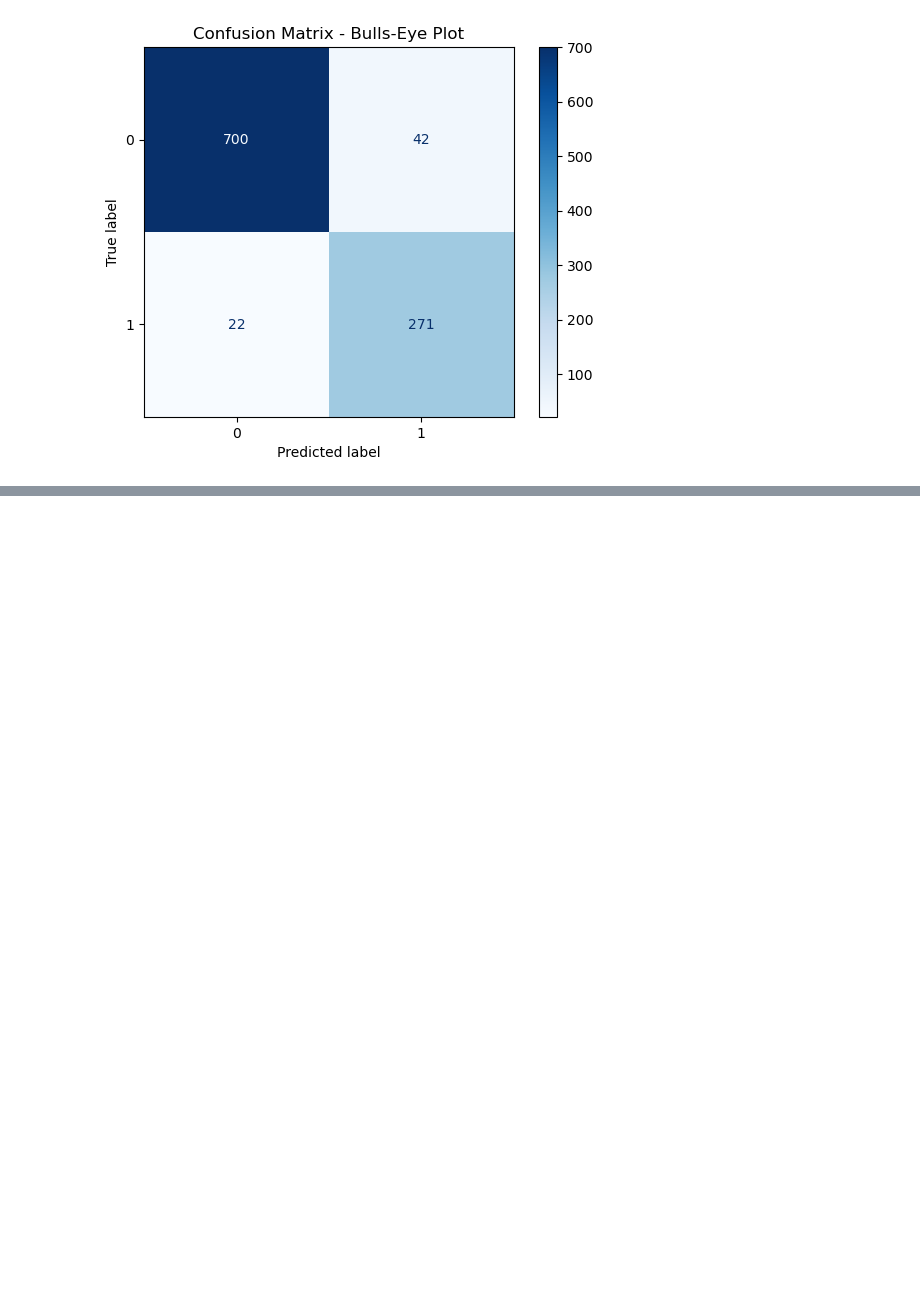
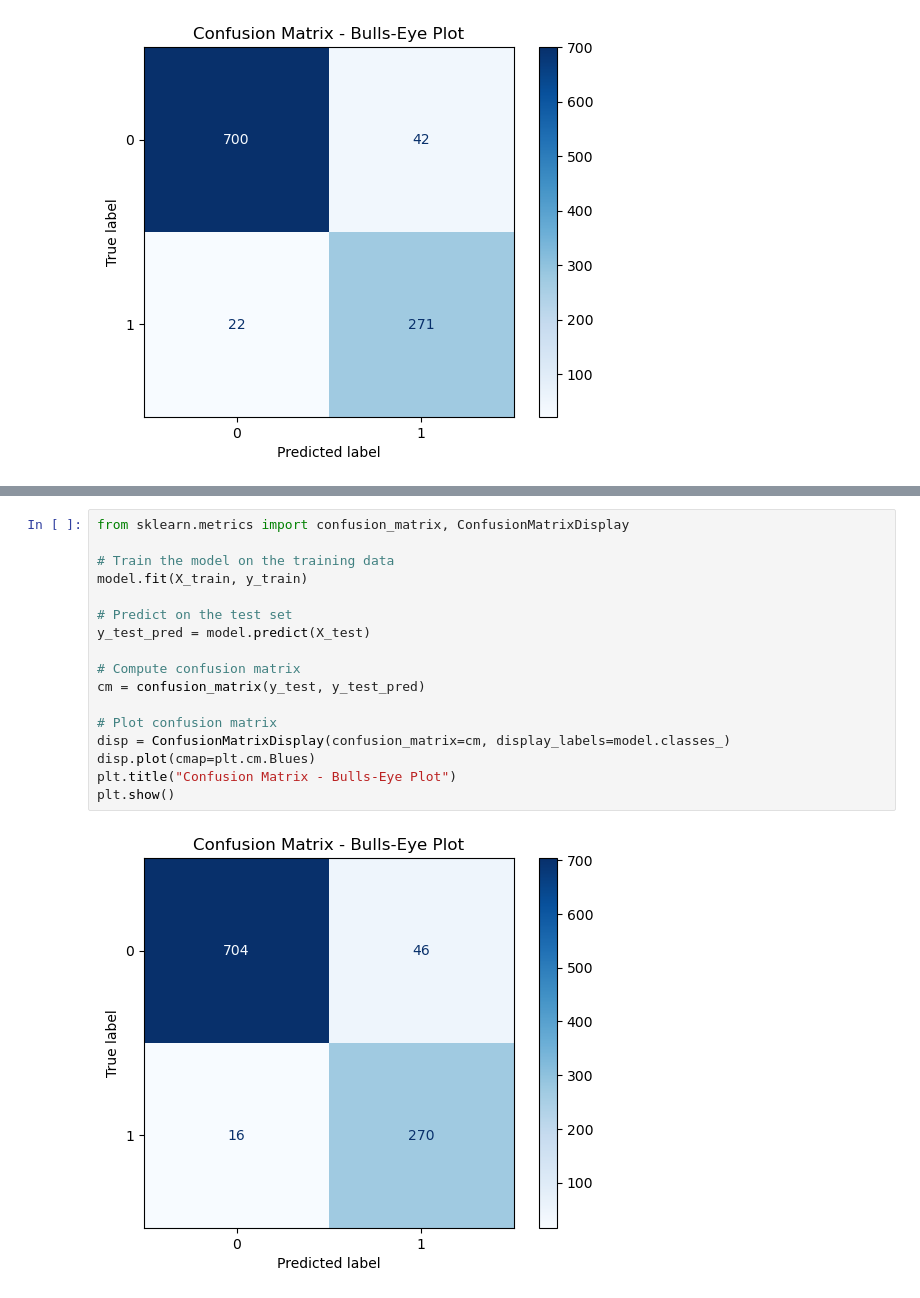
Before and after one commit to MiguelIbrahimE/GlobalSpam-PhishingFilter, a Jupyter notebook: spamfilter.ipynb, the cells around one changed output, grey strips where cells are left out. Saved outputs shown, nothing was run; the diff lists cells and outputs as text; blank space fills up the shorter version.

```diff
--- a/spamfilter.ipynb
+++ b/spamfilter.ipynb
@@ -406,0 +616,19 @@ plt.show()
+# %%
+from sklearn.metrics import confusion_matrix, ConfusionMatrixDisplay
+
+# Train the model on the training data
+model.fit(X_train, y_train)
+
+# Predict on the test set
+y_test_pred = model.predict(X_test)
+
+# Compute confusion matrix
+cm = confusion_matrix(y_test, y_test_pred)
+
+# Plot confusion matrix
+disp = ConfusionMatrixDisplay(confusion_matrix=cm, display_labels=model.classes_)
+disp.plot(cmap=plt.cm.Blues)
+plt.title("Confusion Matrix - Bulls-Eye Plot")
+plt.show()
+# %% [output]
+[figure, added]
```
Also changed, not shown: parts of 21 cells of this notebook, 3 other files.
